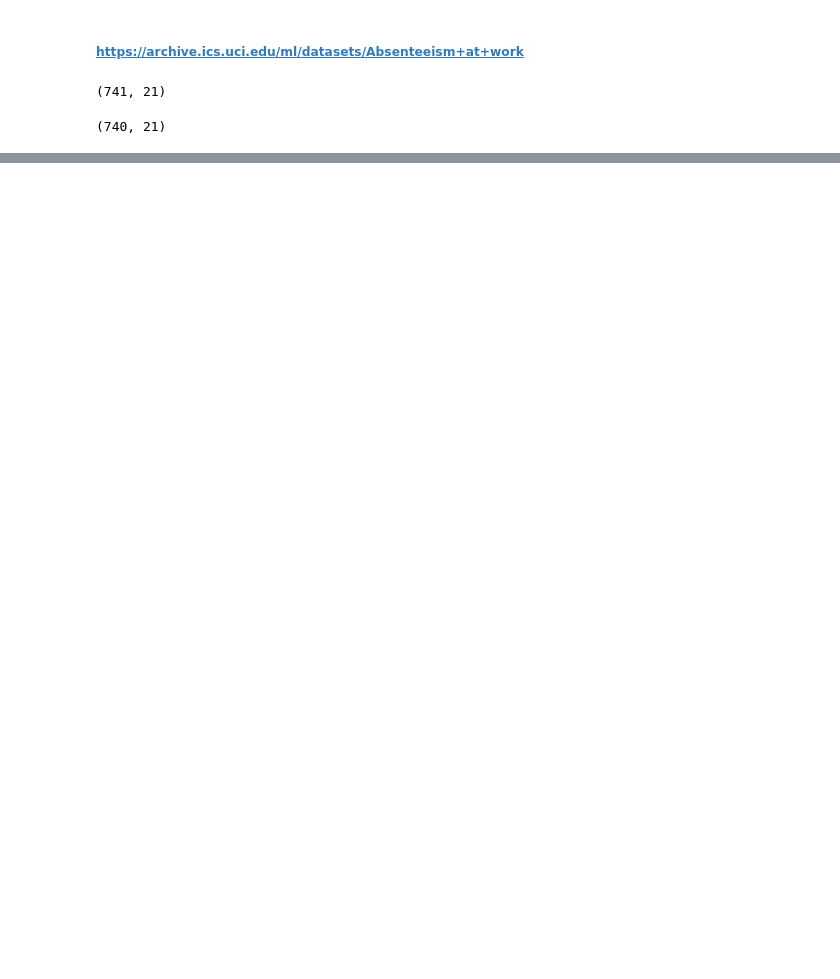
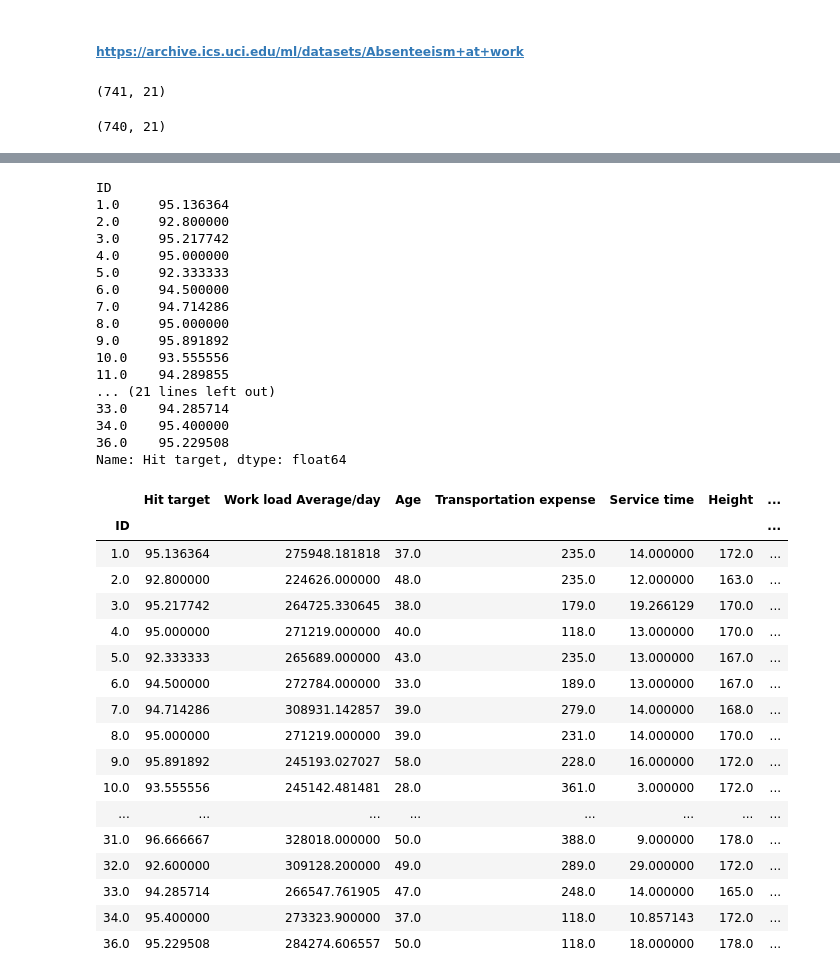
Before and after one commit to meitalis/meitalis_repository, a Jupyter notebook: projects/absenteeism/absenteeism_at_work.ipynb, the cells around one changed output, grey strips where cells are left out. Saved outputs shown, nothing was run; the diff lists cells and outputs as text; code cells hidden in the pictures; blank space fills up the shorter version.

```diff
--- a/projects/absenteeism/absenteeism_at_work.ipynb
+++ b/projects/absenteeism/absenteeism_at_work.ipynb
@@ -47,0 +89,11 @@ from sklearn.metrics import mean_squared_error, r2_score
+# %%
+#df_duplicated[df_duplicated['Disciplinary failure']==1] -> all Absenteeism time in hours == 0
+
+#A closer look of the Absenteeism time in hours and Reason for absence columns reveals that all 0's in both
+#Absenteeism time in hours,Month of absence and Reason for absence columns correspond to Absenteeism time
+#in hours=0.Doing so also takes out all the Disciplinary failure==1 leaving us with only Disciplinary failure==0.
+#This means that this feature is no longer needed for the analysis.
+
+df_2=df_duplicated[df_duplicated['Absenteeism time in hours']!=0]
+df_2=df_duplicated.drop(['Disciplinary failure'],axis=1)
+len(df_2.ID.unique())
@@ -48 +114,59 @@ from sklearn.metrics import mean_squared_error, r2_score
+# %%
+transport=df_2.groupby(['ID'])['Transportation expense'].mean()
+distance=df_2.groupby(['ID'])['Distance from Residence to Work'].mean()
+service_time = df_2.groupby(['ID'])['Service time'].mean()
+age = df_2.groupby(['ID'])['Age'].mean()
+work_load_avg = df_2.groupby(['ID'])['Work load Average/day '].mean()
+hit_target = df_2.groupby(['ID'])['Hit target'].mean()
+education=df_2.groupby(['ID'])['Education'].mean()
+son=df_2.groupby(['ID'])['Son'].mean()
+drink=df_2.groupby(['ID'])['Social drinker'].mean()
+smoker=df_2.groupby(['ID'])['Social smoker'].mean()
+pet=df_2.groupby(['ID'])['Pet'].mean()
+weight=df_2.groupby(['ID'])['Weight'].mean()
+height=df_2.groupby(['ID'])['Height'].mean()
+body=df_2.groupby(['ID'])['Body mass index'].mean()
+
+hours=df_2.groupby(['ID'])['Absenteeism time in hours'].sum()
+
+df_3 = pd.concat([transport,distance,service_time,age,work_load_avg,hit_target,education,son,drink,smoker,pet,weight,height,
+                 body,hours],axis=1)
+
+df_3
+# %% [output]
+ID
+1.0     95.136364
+2.0     92.800000
+3.0     95.217742
+4.0     95.000000
+5.0     92.333333
+6.0     94.500000
+7.0     94.714286
+8.0     95.000000
+9.0     95.891892
+10.0    93.555556
+11.0    94.289855
+... (21 lines left out)
+33.0    94.285714
+34.0    95.400000
+36.0    95.229508
+Name: Hit target, dtype: float64
+|  | Hit target | Work load Average/day | Age | Transportation expense | Service time | Height | ... |
+| ID |  |  |  |  |  |  | ... |
+| 1.0 | 95.136364 | 275948.181818 | 37.0 | 235.0 | 14.000000 | 172.0 | ... |
+| 2.0 | 92.800000 | 224626.000000 | 48.0 | 235.0 | 12.000000 | 163.0 | ... |
+| 3.0 | 95.217742 | 264725.330645 | 38.0 | 179.0 | 19.266129 | 170.0 | ... |
+| 4.0 | 95.000000 | 271219.000000 | 40.0 | 118.0 | 13.000000 | 170.0 | ... |
+| 5.0 | 92.333333 | 265689.000000 | 43.0 | 235.0 | 13.000000 | 167.0 | ... |
+| 6.0 | 94.500000 | 272784.000000 | 33.0 | 189.0 | 13.000000 | 167.0 | ... |
+| 7.0 | 94.714286 | 308931.142857 | 39.0 | 279.0 | 14.000000 | 168.0 | ... |
+| 8.0 | 95.000000 | 271219.000000 | 39.0 | 231.0 | 14.000000 | 170.0 | ... |
+| 9.0 | 95.891892 | 245193.027027 | 58.0 | 228.0 | 16.000000 | 172.0 | ... |
+| 10.0 | 93.555556 | 245142.481481 | 28.0 | 361.0 | 3.000000 | 172.0 | ... |
+| ... | ... | ... | ... | ... | ... | ... | ... |
+| 31.0 | 96.666667 | 328018.000000 | 50.0 | 388.0 | 9.000000 | 178.0 | ... |
+| 32.0 | 92.600000 | 309128.200000 | 49.0 | 289.0 | 29.000000 | 172.0 | ... |
+| 33.0 | 94.285714 | 266547.761905 | 47.0 | 248.0 | 14.000000 | 165.0 | ... |
+| 34.0 | 95.400000 | 273323.900000 | 37.0 | 118.0 | 10.857143 | 172.0 | ... |
+| 36.0 | 95.229508 | 284274.606557 | 50.0 | 118.0 | 18.000000 | 178.0 | ... |
 # %%
```
Also changed, not shown: parts of 10 cells of this notebook.
